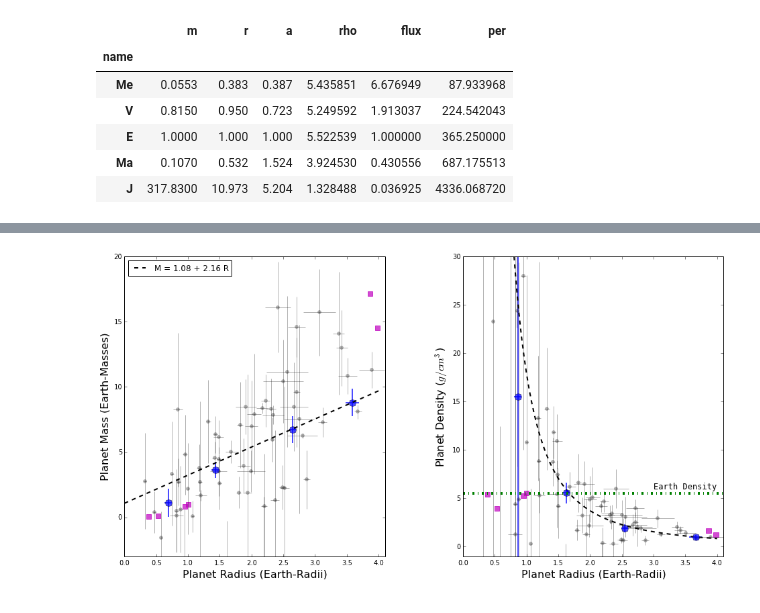
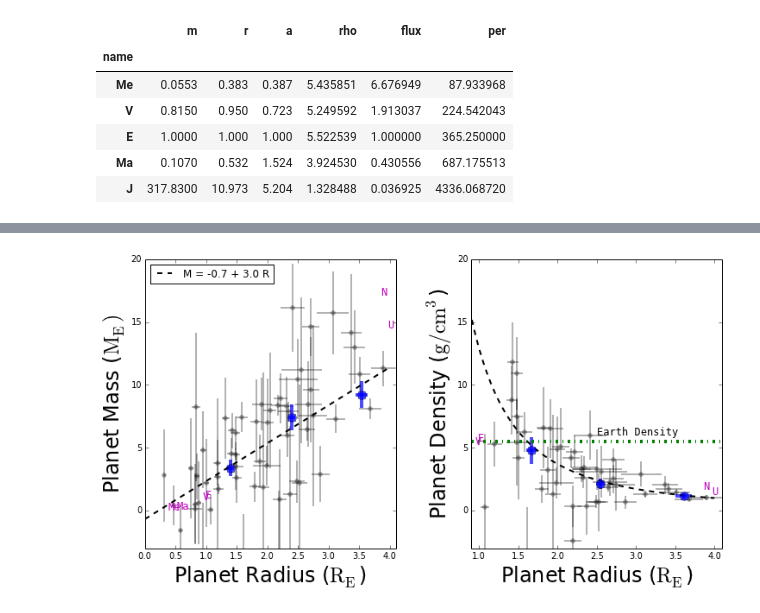
Before and after one commit to sealauren/mrf, a Jupyter notebook: plot_mr.ipynb, the cells around one changed output, grey strips where cells are left out. Saved outputs shown, nothing was run; the diff lists cells and outputs as text; code cells hidden in the pictures.

```diff
--- a/plot_mr.ipynb
+++ b/plot_mr.ipynb
@@ -12,5 +12,11 @@ medf = np.median(df.flux)
 df_hot = df[df.flux > medf]
 df_cold = df[df.flux <= medf]
 sp = pickle.load(open('small_exoplanets.pickle'))
+sp['evap'] = sp.flux * sp.age
+sp.um = np.maximum(sp.um,0.1*sp.m)
+sp.ur = np.maximum(sp.ur,0.05*sp.r)
+sp.urho = np.maximum(sp.urho, (np.sqrt((sp.um/sp.m)**2. + (3*sp.ur/sp.r)**2.)*sp.rho))
+sp_clean = sp[sp.urho < 6.5]
 sp_1sig = sp[sp.m > sp.um]
+#len(sp)
 # %%
@@ -103,13 +121,14 @@ ax2.legend(loc='upper right');
 # %%
 fitfunc = lambda p, x: p[0] + p[1] * x
-errfunc = lambda p, x, y, err: ((y - fitfunc(p, x)) / err)**2.
+errfunc = lambda p, x, y, err: (y - fitfunc(p, x)) / err
 from scipy.optimize import leastsq
 out = leastsq(errfunc,  [0.2,2.5], args=(sp.r, sp.m, sp.um),full_output=1)
 print "Best parameters:", out[0]
 print "Covariance:", out[1]
-print "Chi^2:", errfunc(out[0],sp.r,sp.m,sp.um).sum()/(len(sp.m) - len(out[0]))
+print "Chi^2:", (errfunc(out[0],sp.r,sp.m,sp.um)**2.).sum()/(len(sp.m) - len(out[0]))
 best_pars = out[0]
 rarr = linspace(0.0, 4.0, 101)
 marr = fitfunc(best_pars,rarr)
 darr = (marr*mearth)/(4./3.*pi*(rarr*rearth)**3)
+darr[darr < 0] = 100
 # %% [output]
@@ -120,41 +168,52 @@ Chi^2: 3.37451726888
 # %%
 rwm, rwd, urw, mw, umw, rhow, urhow = [], [], [], [], [], [], []
-for r in xrange(0,4):
+for r in xrange(1,4):
     rbin = sp.loc[r <= sp.r].loc[sp.r < r+1]
     rwm.append(np.average(rbin['r'], weights = (1./rbin.um**2.)))
     rwd.append(np.average(rbin['r'], weights = (1./rbin.urho**2.)))
     mw.append(np.average(rbin['m'], weights = 1./rbin.um**2.))
     rhow.append(np.average(rbin['rho'], weights = 1./rbin.urho**2.))
     urw.append(std(rbin.r)/sqrt(len(rbin)))
     umw.append(std(rbin.m)/sqrt(len(rbin)))
     urhow.append(std(rbin.rho)/sqrt(len(rbin)))
 means = pd.DataFrame({'r_m':rwm, 'r_d':rwd, 'ur':urw, 'm':mw, 'um':umw, 'rho':rhow, 'urho':urhow})
-fig = plt.figure(figsize=(16,8))
+fig = plt.figure()
 pylab.sharex=True
 ax1 = fig.add_subplot(1,2,1)
 ax1.errorbar(sp.r, sp.m, xerr=sp.ur, yerr=sp.um, fmt='o', markersize=5,
-             alpha =0.3, color='k', capsize=0); # black option
-ax1.errorbar(means.r_m,means.m, xerr=means.ur, yerr=means.um, markersize=10, fmt='o', capsize=0, elinewidth=2, alpha = 0.7)
-ax1.scatter(ss.r, ss.m, marker='s', color='m', s=50, alpha=0.7)
-ax1.plot(rarr, marr, '--k', linewidth=2, label=("M = %.2f + %.2f R" % (best_pars[0], best_pars[1])))
-ax1.set_xlabel('Planet Radius (Earth-Radii)',fontsize=16)
-ax1.set_ylabel('Planet Mass (Earth-Masses)',fontsize=16)
+             alpha =0.3, color='k', capsize=0, elinewidth=2); # black option
+ax1.errorbar(means.r_m,means.m, xerr=means.ur, yerr=means.um, markersize=10, fmt='o', capsize=0, elinewidth=4, alpha = 0.7)
+#ax1.scatter(ss.r, ss.m, marker='s', color='m', s=50, alpha=0.7)
+ax1.plot(rarr, marr, '--k', linewidth=2, label=("M = %.1f + %.1f R" % (best_pars[0], best_pars[1])))
+ax1.set_xlabel('Planet Radius ($\mathrm{R_E}$)',fontsize=24)
+ax1.set_ylabel('Planet Mass ($\mathrm{M_E})$',fontsize=24)
+for x in zip(ss.r,ss.m,ss.index):
+    if (x[1] < 20) and (x[1] > -3) and (x[0] < 4.):
+        ax1.text(x[0], x[1], x[2], fontsize=12, family='monospace', color='m')
 ax1.legend(loc='upper left');
 #ax1.label('--k','linear')
 pyplot.axis([0.0,4.1,-3,20])
 ax2 = fig.add_subplot(1,2,2)
-ax2.errorbar(sp.r, sp.rho, xerr=sp.ur, yerr=sp.urho, fmt='o', markersize=5,
-             alpha=0.3, color='k',capsize=0);
-ax2.scatter(ss.r, ss.rho, marker='s', color='m', s=50, alpha=0.7)
-ax2.plot(rarr, darr, '--k', linewidth=2, label=("M = %.2f + %.2f R" % (best_pars[0], best_pars[1])))
-ax2.set_xlabel('Planet Radius (Earth-Radii)',fontsize=16)
-ax2.set_ylabel('Planet Density ($g/cm^{3}$)',fontsize=16)
-ax2.text(3, 6, 'Earth Density', fontsize=12, family='monospace')
-ax2.errorbar(means.r_d,means.rho, xerr=means.ur, yerr=means.urho, markersize=10, fmt='o', capsize=0, elinewidth=2, alpha=0.7)
-pyplot.axis([0.0,4.1,-1,30])
+ax2.errorbar(sp_clean.r, sp_clean.rho, xerr=sp_clean.ur, yerr=sp_clean.urho, fmt='o', markersize=5,
+             alpha=0.3, color='k',capsize=0, elinewidth=2);
+ax2.plot(rarr, darr, '--k', linewidth=2, label=("$M$ = %.1f + %.1f $R$" % (best_pars[0], best_pars[1])))
+#ax2.plot(rarr, darr2, '--r', linewidth=2, label=("M = %.2f + %.2f R" % (best_pars_d[0], best_pars_d[1])))
+#ax2.plot(rarr, darr3, '--b', linewidth=2, label=("$\rho$ = %.2f + %.2f $R$ + %.2f $R^2$" % (best_q[0], best_q[1], best_q[2])))
+ax2.set_xlabel('Planet Radius ($\mathrm{R_E}$)',fontsize=24)
+ax2.set_ylabel('Planet Density ($\mathrm{g/cm^{3}}$)',fontsize=24)
+ax2.text(2.5, 6, 'Earth Density', fontsize=12, family='monospace')
+ax2.errorbar(means.r_d,means.rho, xerr=means.ur, yerr=means.urho, markersize=10, fmt='o', capsize=0, elinewidth=4, alpha=0.7)
+pyplot.axis([.9,4.1,-3,20])
+ax2.axhline(y=5.52, linewidth=4, color='g', linestyle='-.')
+for x in zip(ss.r,ss.rho,ss.index):
+    if (x[1] < 30) and (x[1] > -1) and (x[0] < 4.) and (x[0] > .9):
+        ax2.text(x[0], x[1], x[2], fontsize=12, family='monospace', color='m')
+#ax2.legend(loc='upper right');
+fig.set_size_inches(12,6)
 subplots_adjust(wspace=0.3)
-ax2.axhline(y=5.52, linewidth=4, color='g', linestyle='-.')
+subplots_adjust(hspace=0.2)
+plt.savefig('mr_small.png', dpi=100)
 plt.show()
 # %% [output]
-[figure, old version]
+[figure, new version]
 # %%
```
Also changed, not shown: parts of 26 cells of this notebook, 26 other files.
